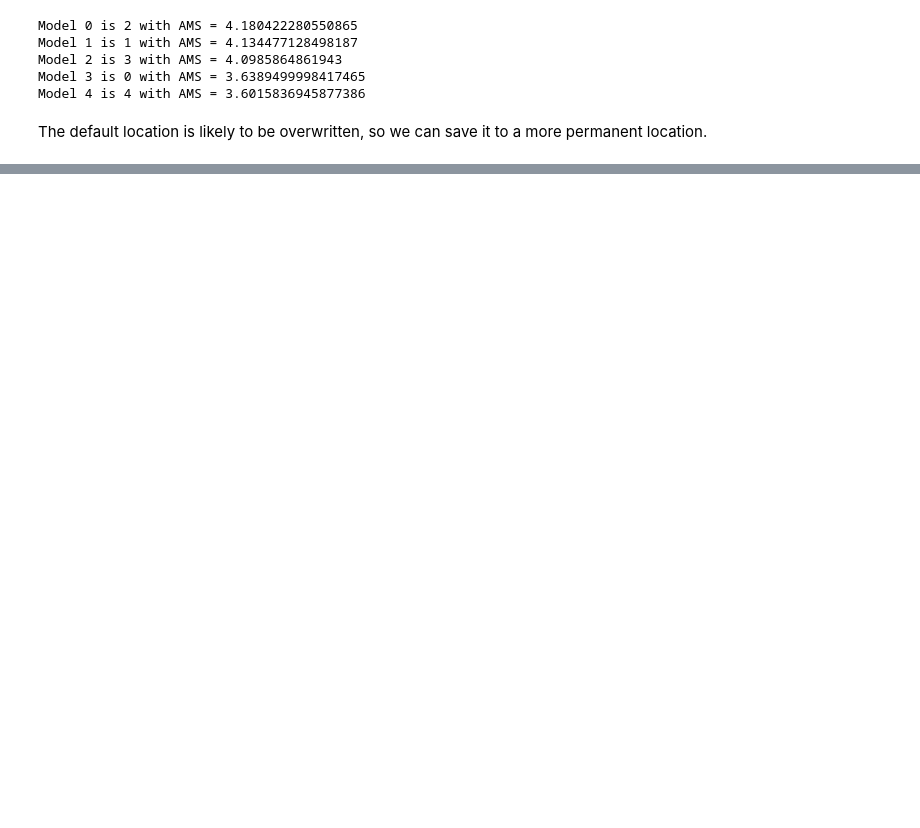
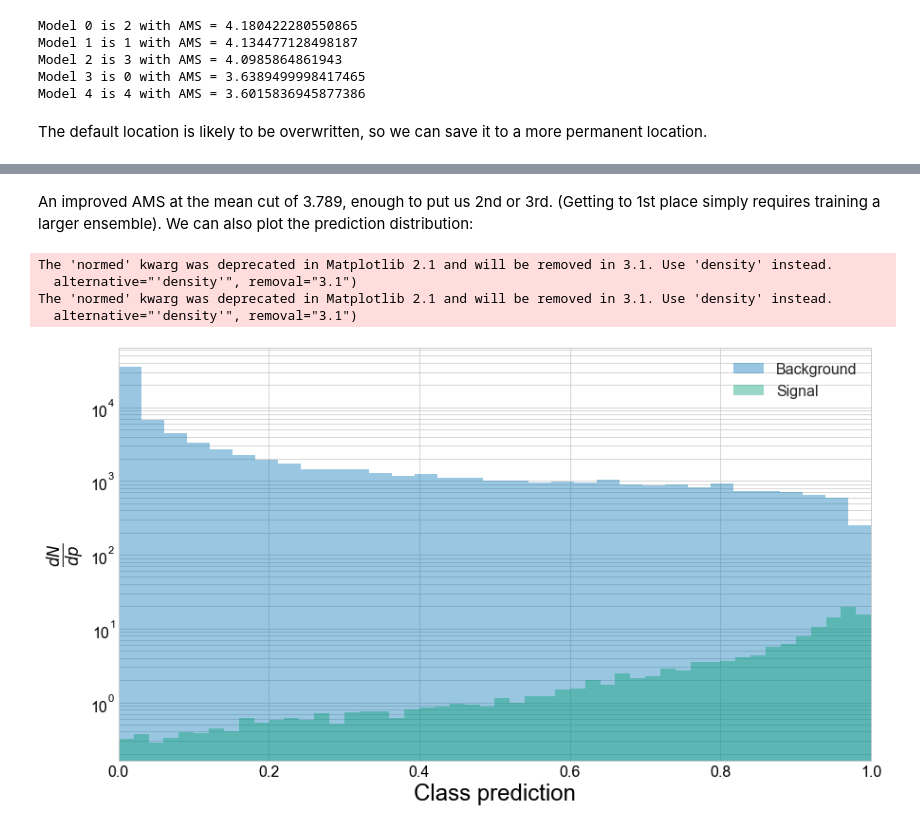
Before and after one commit to GilesStrong/lumin, a Jupyter notebook: examples/Single_Target_Classification.ipynb, the cells around one changed output, grey strips where cells are left out. Saved outputs shown, nothing was run; the diff lists cells and outputs as text; code cells hidden in the pictures; blank space fills up the shorter version.

```diff
--- a/examples/Single_Target_Classification.ipynb
+++ b/examples/Single_Target_Classification.ipynb
@@ -540,0 +559,11 @@ So, `t_1_pz` is still the most important feature, however other features have no
+# %% [markdown]
+An improved AMS at the mean cut of 3.789, enough to put us 2nd or 3rd. (Getting to 1st place simply requires training a larger ensemble). We can also plot the prediction distribution:
+# %%
+from lumin.plotting.results import plot_binary_class_pred
+plot_binary_class_pred(val_df_tta, weight_name='gen_weight', density=False, log_y=True)
+# %% [output]
+The 'normed' kwarg was deprecated in Matplotlib 2.1 and will be removed in 3.1. Use 'density' instead.
+  alternative="'density'", removal="3.1")
+The 'normed' kwarg was deprecated in Matplotlib 2.1 and will be removed in 3.1. Use 'density' instead.
+  alternative="'density'", removal="3.1")
+[figure, added]
```
Also changed, not shown: parts of 64 cells of this notebook, 7 other files.
